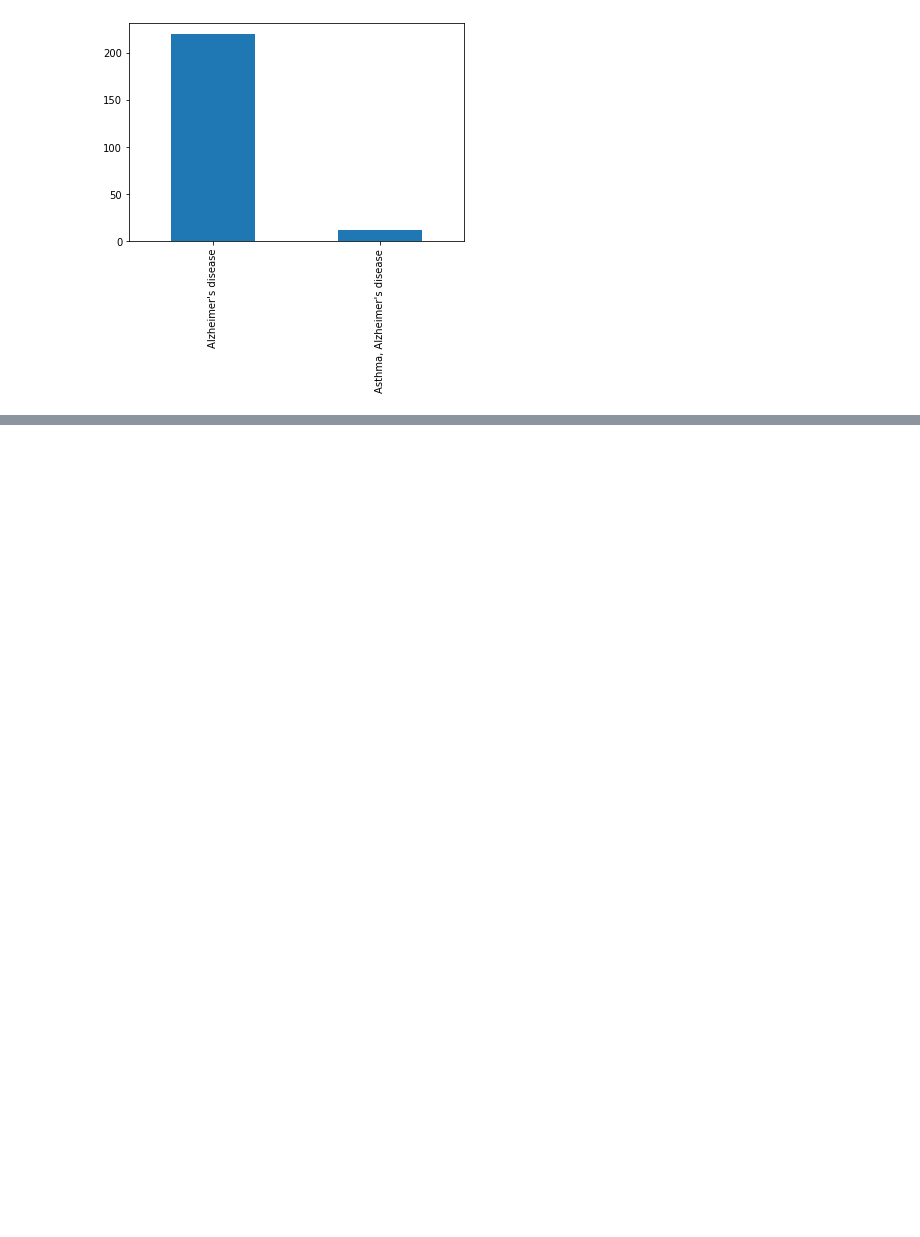
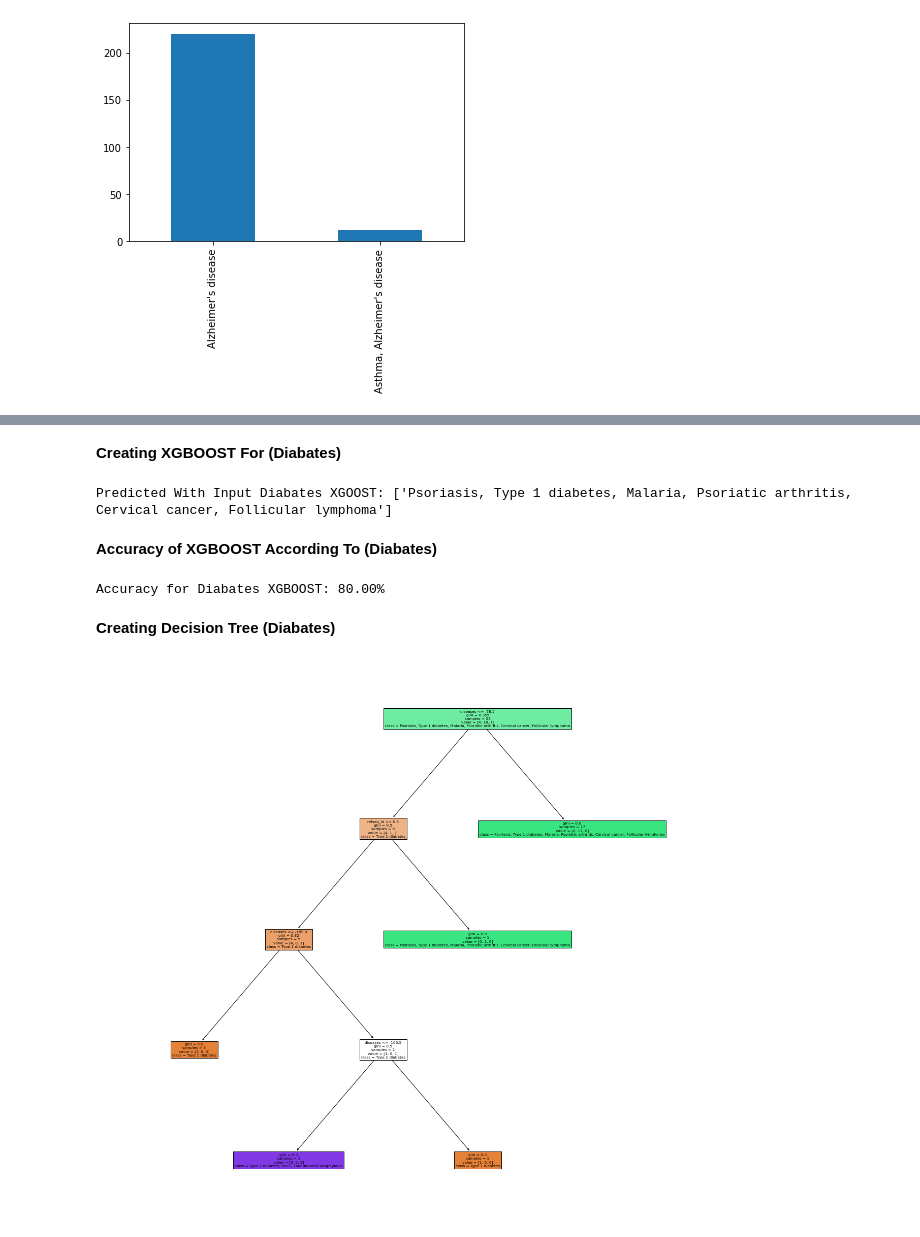
Before and after one commit to YoussifAssem/Genatac, a Jupyter notebook: E-Genetics/Genetics.ipynb, the cells around one changed output, grey strips where cells are left out. Saved outputs shown, nothing was run; the diff lists cells and outputs as text; code cells hidden in the pictures; blank space fills up the shorter version.

```diff
--- a/E-Genetics/Genetics.ipynb
+++ b/E-Genetics/Genetics.ipynb
@@ -62,0 +71,7 @@ ValueError: ignored
+# %%
+diabates1['gene_name'] = pd.get_dummies(diabates1['gene_name'])
+diabates1['refseq_id'] = pd.get_dummies(diabates1['refseq_id'])
+diabates1['miR'] = pd.get_dummies(diabates1['miR'])
+diabates1['SNP'] = pd.get_dummies(diabates1['SNP'])
+diabates1['experimentally_confirmed'] = pd.get_dummies(diabates1['experimentally_confirmed'])
+diabates1.head()
@@ -62,0 +117,7 @@ ValueError: ignored
+# %%
+diabatesX_train, diabatesX_test, diabatesy_train, diabatesy_test = train_test_split(diabates1.drop('diseases', axis=1), diabates1['diseases'], test_size= 0.3)
+
+print('Training data With X: \n ', diabatesX_train)
+print('Training data With Y: \n ', diabatesy_train)
+print('\n\n\n\n\nX_TEST : ', diabatesX_test)
+print('\n\n\nY_TEST : ', diabatesy_test)
@@ -62,0 +197,4 @@ ValueError: ignored
+# %%
+diabatesKNN = KNeighborsClassifier(n_neighbors=3)
+diabatesKNN.fit(diabatesX_train, diabatesy_train)
+print('Predicted With Input Diabates KNN:', diabatesKNN.predict([[0 , 1, 1, 1, -209, 0]]))
@@ -62,0 +212,27 @@ ValueError: ignored
+# %% [markdown]
+**Creating XGBOOST For (Diabates)**
+# %%
+diabatesXGBOOST = XGBClassifier()
+diabatesXGBOOST.fit(diabatesX_train, diabatesy_train)
+print('Predicted With Input Diabates XGOOST:', diabatesKNN.predict([[0 , 1, 1, 1, -209, 0]]))
+# %% [output]
+Predicted With Input Diabates XGOOST: ['Psoriasis, Type 1 diabetes, Malaria, Psoriatic arthritis, Cervical cancer, Follicular lymphoma']
+# %% [markdown]
+**Accuracy of XGBOOST According To (Diabates)**
+# %%
+diabates_pred = diabatesXGBOOST.predict(diabatesX_test)
+diabates_predictions = [value for value in diabates_pred]
+# evaluate predictions
+accuracy = accuracy_score(diabatesy_test, diabates_predictions)
+print("Accuracy for Diabates XGBOOST: %.2f%%" % (accuracy * 100.0))
+# %% [output]
+Accuracy for Diabates XGBOOST: 80.00%
+# %% [markdown]
+**Creating Decision Tree (Diabates)**
+# %%
+diabatesTreeClassifier = DecisionTreeClassifier()
+diabatesTreeClassifier.fit(diabatesX_train, diabatesy_train)
+fi = plt.figure(figsize=(20, 20))
+plo = plot_tree(diabatesTreeClassifier, feature_names=list(dS.columns), class_names=["Type 1 diabetes", "Psoriasis, Type 1 diabetes, Malaria, Psoriatic arthritis, Cervical cancer, Follicular lymphoma", "Type 1 diabetes, HIV-1, Food-induced anaphylaxis"],filled=True)
+# %% [output]
+[figure, added]
```
Also changed, not shown: parts of 36 cells of this notebook.
